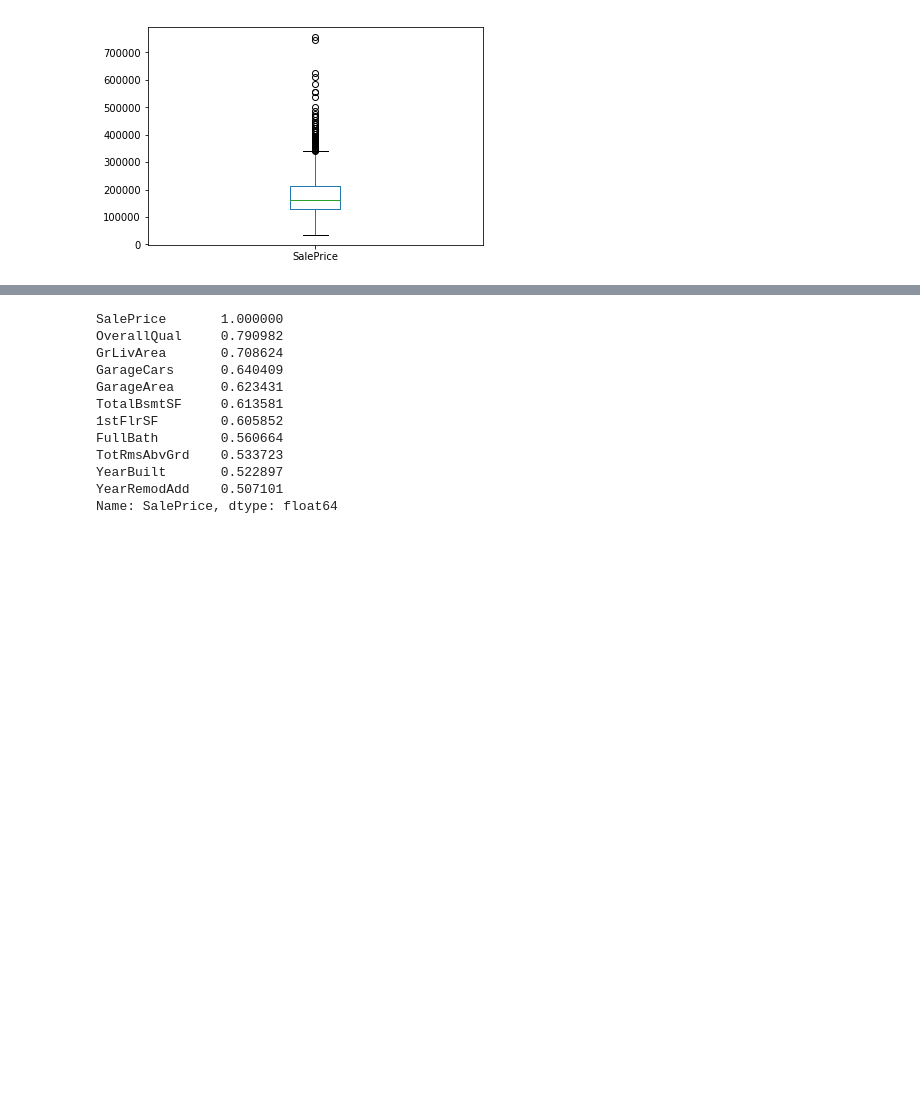
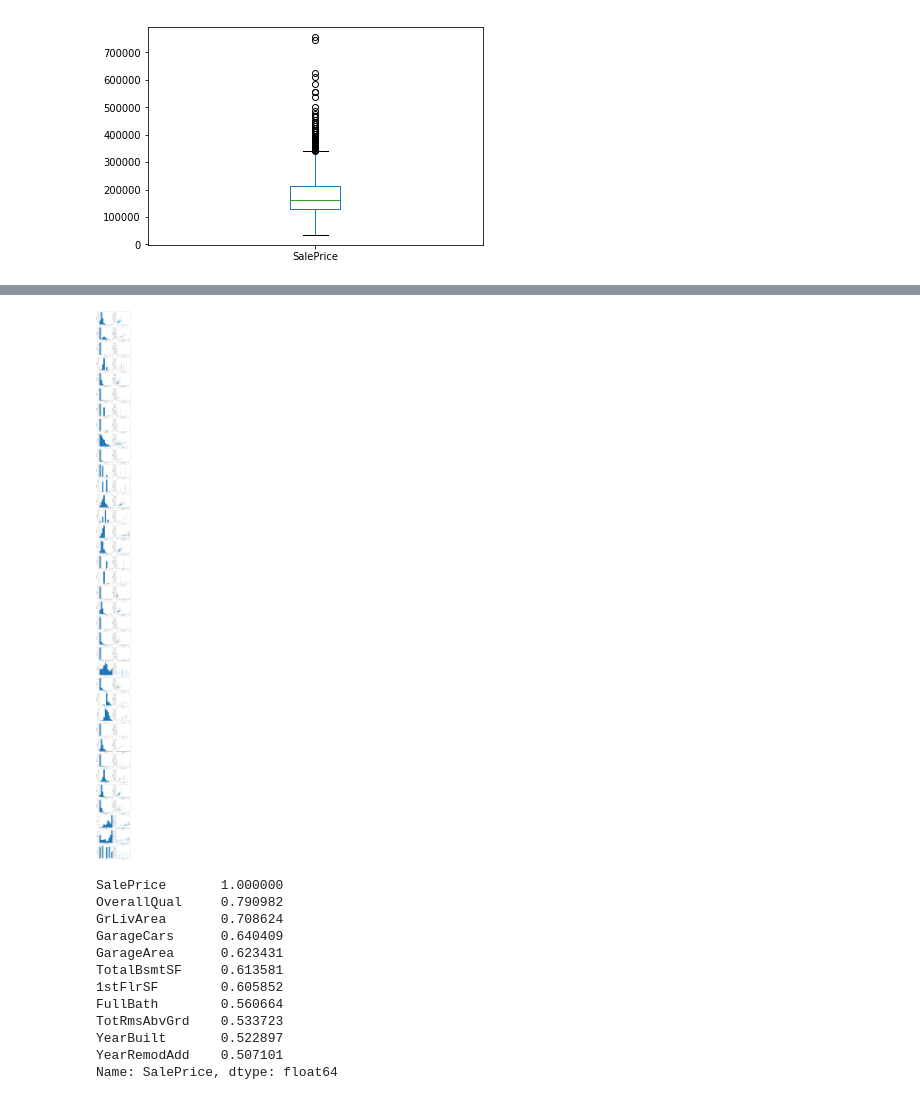
Before and after one commit to jack89roberts/kaggle-house-prices, a Jupyter notebook: house_prices_eda.ipynb, the cells around one changed output, grey strips where cells are left out. Drawn from its saved outputs; the diff is of its cells as text; code cells hidden in the pictures; blank space fills up the shorter version.

```diff
--- a/house_prices_eda.ipynb
+++ b/house_prices_eda.ipynb
@@ -91,3 +113,22 @@ g = g.map_lower(plt.scatter,s=2,alpha=0.2)
+# %%
+fcols = 2
+frows = len(cols_categ)
+plt.figure(figsize=(5*fcols,5*frows))
+
+i=0
+for col in cols_numeric:
+    i+=1
+    ax=plt.subplot(frows,fcols,i)
+    df_all[col].plot.hist(ax=ax)
+    plt.xlabel(col)
+
+    i+=1
+    ax=plt.subplot(frows,fcols,i)
+    df_all.plot.scatter(x=col,y='SalePrice',s=2,alpha=0.25,ax=ax)
+    plt.xlabel(col)
+    plt.ylabel('SalePrice')
+# %% [output]
+[figure, added]
 # %%
 df_corr = df_train.corr().abs()
 df_sale_corr = df_corr.SalePrice.sort_values(ascending=False)
```
Also changed, not shown: parts of 9 cells of this notebook.
